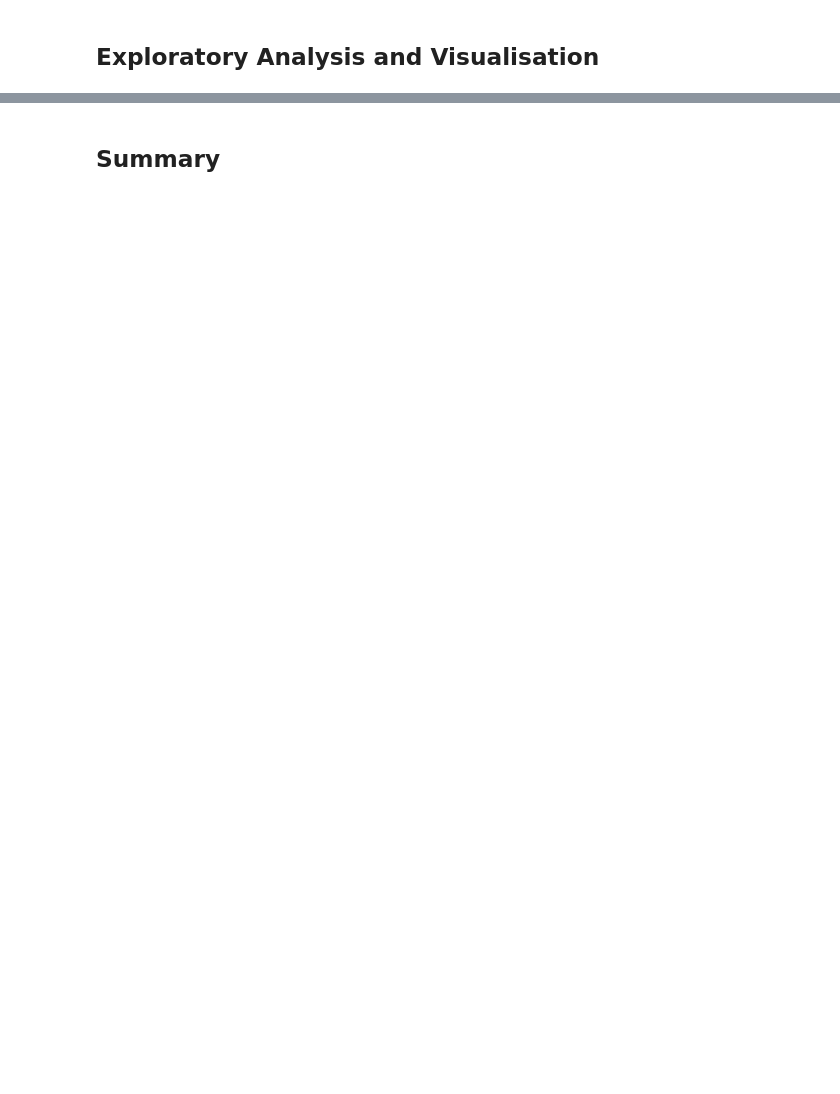
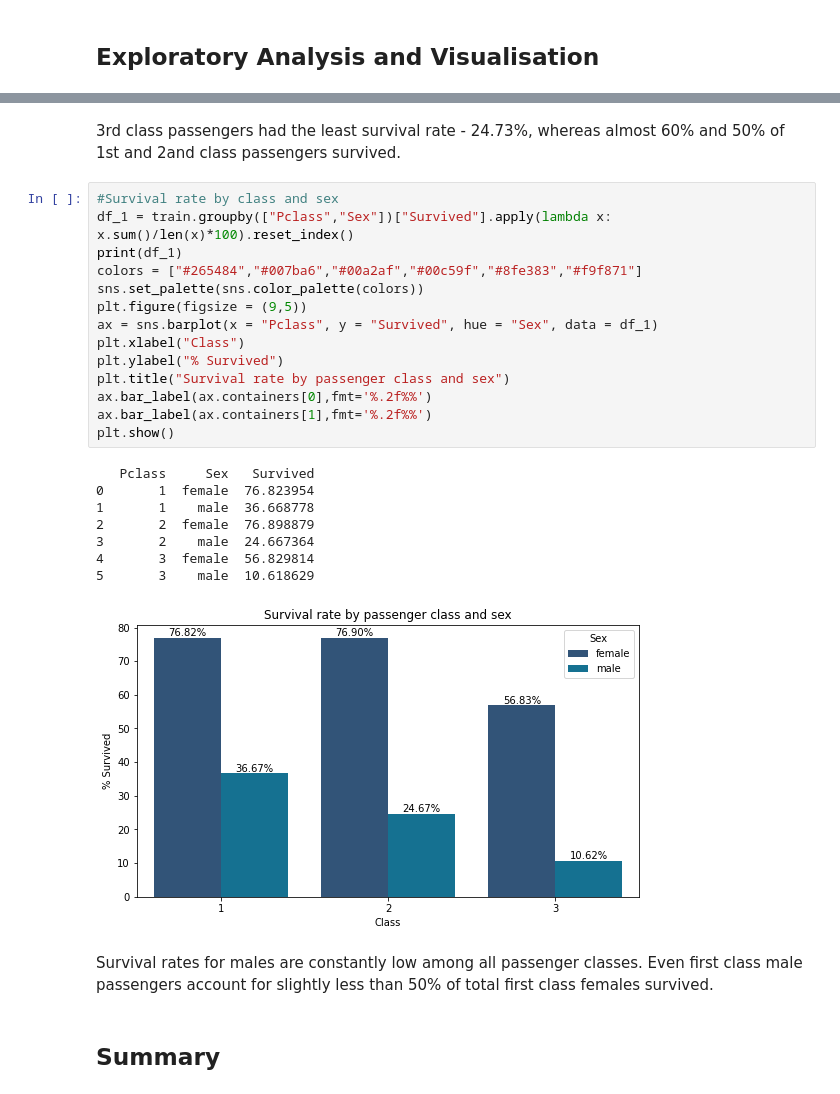
Before and after one commit to al-ensign/ml-introduction, a Jupyter notebook: 01_Descriptive_Statistics_and_Data_Exploration/eda.ipynb, the cells around one changed output, grey strips where cells are left out. Cells and saved outputs as stored; diff of their text form; blank space fills up the shorter version.

```diff
--- a/01_Descriptive_Statistics_and_Data_Exploration/eda.ipynb
+++ b/01_Descriptive_Statistics_and_Data_Exploration/eda.ipynb
@@ -224,2 +262,29 @@ print(train["Embarked"].unique())
+# %% [markdown]
+3rd class passengers had the least survival rate - 24.73%, whereas almost 60% and 50% of 1st and 2and class passengers survived.
+# %%
+#Survival rate by class and sex
+df_1 = train.groupby(["Pclass","Sex"])["Survived"].apply(lambda x: x.sum()/len(x)*100).reset_index()
+print(df_1)
+colors = ["#265484","#007ba6","#00a2af","#00c59f","#8fe383","#f9f871"]
+sns.set_palette(sns.color_palette(colors))
+plt.figure(figsize = (9,5))
+ax = sns.barplot(x = "Pclass", y = "Survived", hue = "Sex", data = df_1)
+plt.xlabel("Class")
+plt.ylabel("% Survived")
+plt.title("Survival rate by passenger class and sex")
+ax.bar_label(ax.containers[0],fmt='%.2f%%')
+ax.bar_label(ax.containers[1],fmt='%.2f%%')
+plt.show()
+# %% [output]
+   Pclass     Sex   Survived
+0       1  female  76.823954
+1       1    male  36.668778
+2       2  female  76.898879
+3       2    male  24.667364
+4       3  female  56.829814
+5       3    male  10.618629
+[figure, added]
+# %% [markdown]
+Survival rates for males are constantly low among all passenger classes. Even first class male passengers account for slightly less than 50% of total first class females survived.
 # %% [markdown]
 ## Summary
```
Also changed, not shown: parts of 29 cells of this notebook.
